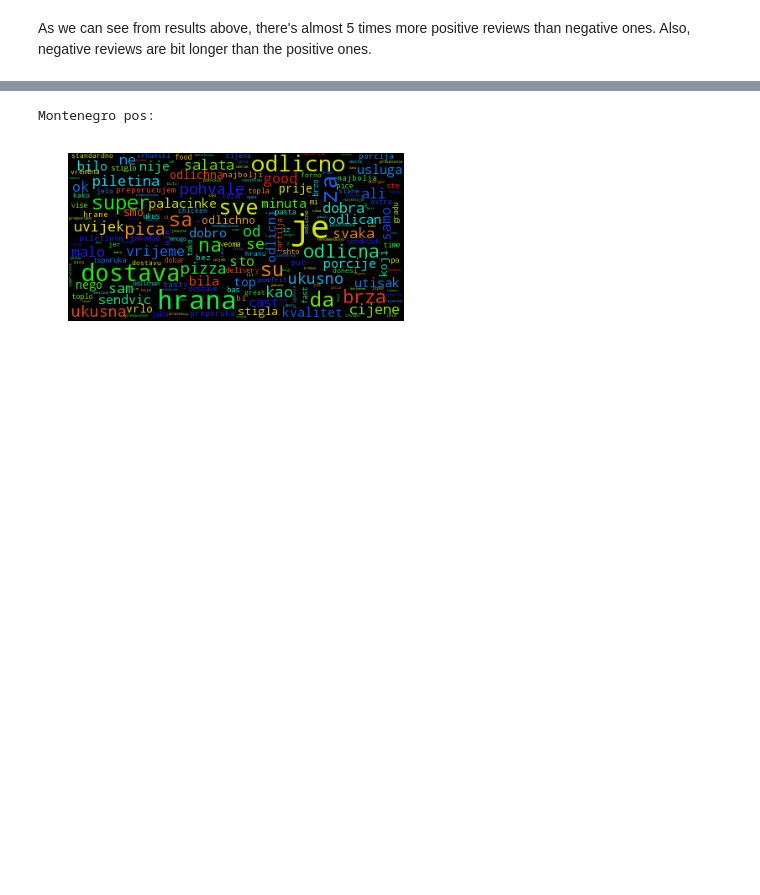
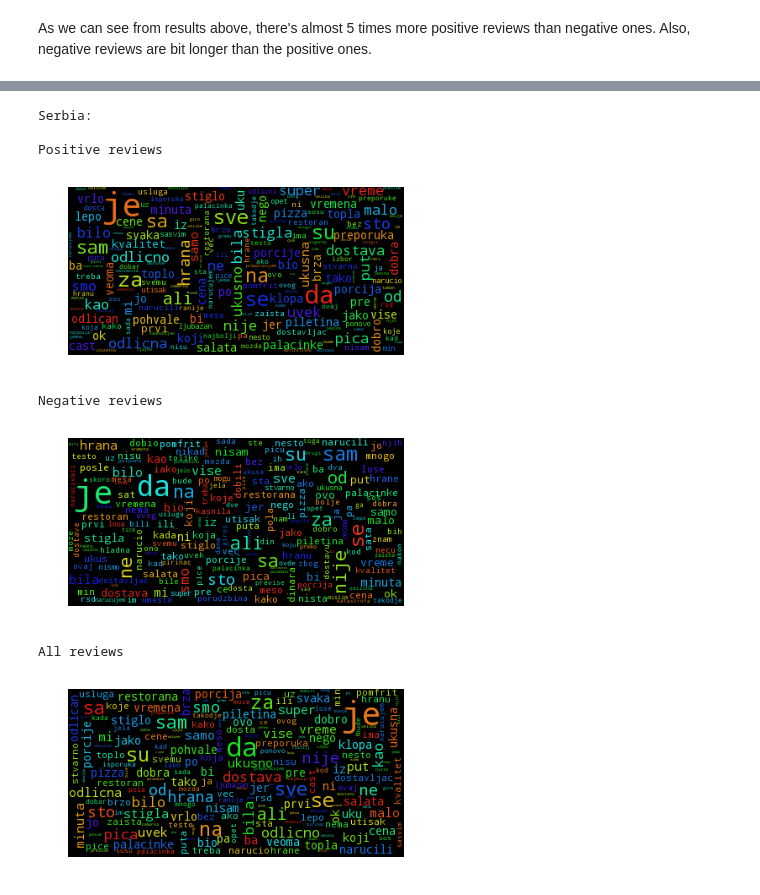
Before and after one commit to vdragan1993/sentiment-analysis, a Jupyter notebook: Donesi.com.ipynb, the cells around one changed output, grey strips where cells are left out. Drawn from its saved outputs; the diff is of its cells as text; code cells hidden in the pictures; blank space fills up the shorter version.

Commit message:
Fixed word frequency. Emoticon detection.

```diff
--- a/Donesi.com.ipynb
+++ b/Donesi.com.ipynb
@@ -282,10 +284,10 @@ def get_word_freq(input_file, sentiment):
             review = row[0].value
             sent = row[1].value
             if sentiment is None:
-                total_text += review.lower() + ' '
+                total_text += review + ' '
             else:
-                if sent == sentiment:
-                    total_text += review.lower() + ' '
+                if int(sent) == sentiment:
+                    total_text += review + ' '
 
     # generating diagram
     wordcloud = WordCloud(max_font_size=40, relative_scaling=.5).generate(total_text)
@@ -293,4 +295,13 @@ def get_word_freq(input_file, sentiment):
     plt.imshow(wordcloud)
     plt.axis("off")
     plt.show()
+
+
+def display_word_freq(input_file):
+    print("Positive reviews")
+    get_word_freq(input_file, 1)
+    print("Negative reviews")
+    get_word_freq(input_file, 0)
+    print("All reviews")
+    get_word_freq(input_file, None)
 # %%
@@ -320,7 +331,13 @@ Montenegro neg:
 # %%
-print ('Montenegro pos: ')
-get_word_freq("data/posneg/pncg.xlsx", "pos")
+print ('Serbia: \n')
+display_word_freq("data/posneg/pnsrb.xlsx")
 # %% [output]
-Montenegro pos:
+Serbia:
+
+Positive reviews
-[figure, old version]
+[figure, new version]
+Negative reviews
+[figure, added]
+All reviews
+[figure, added]
 # %%
```
Also changed, not shown: parts of 24 cells of this notebook, 1 other file.
